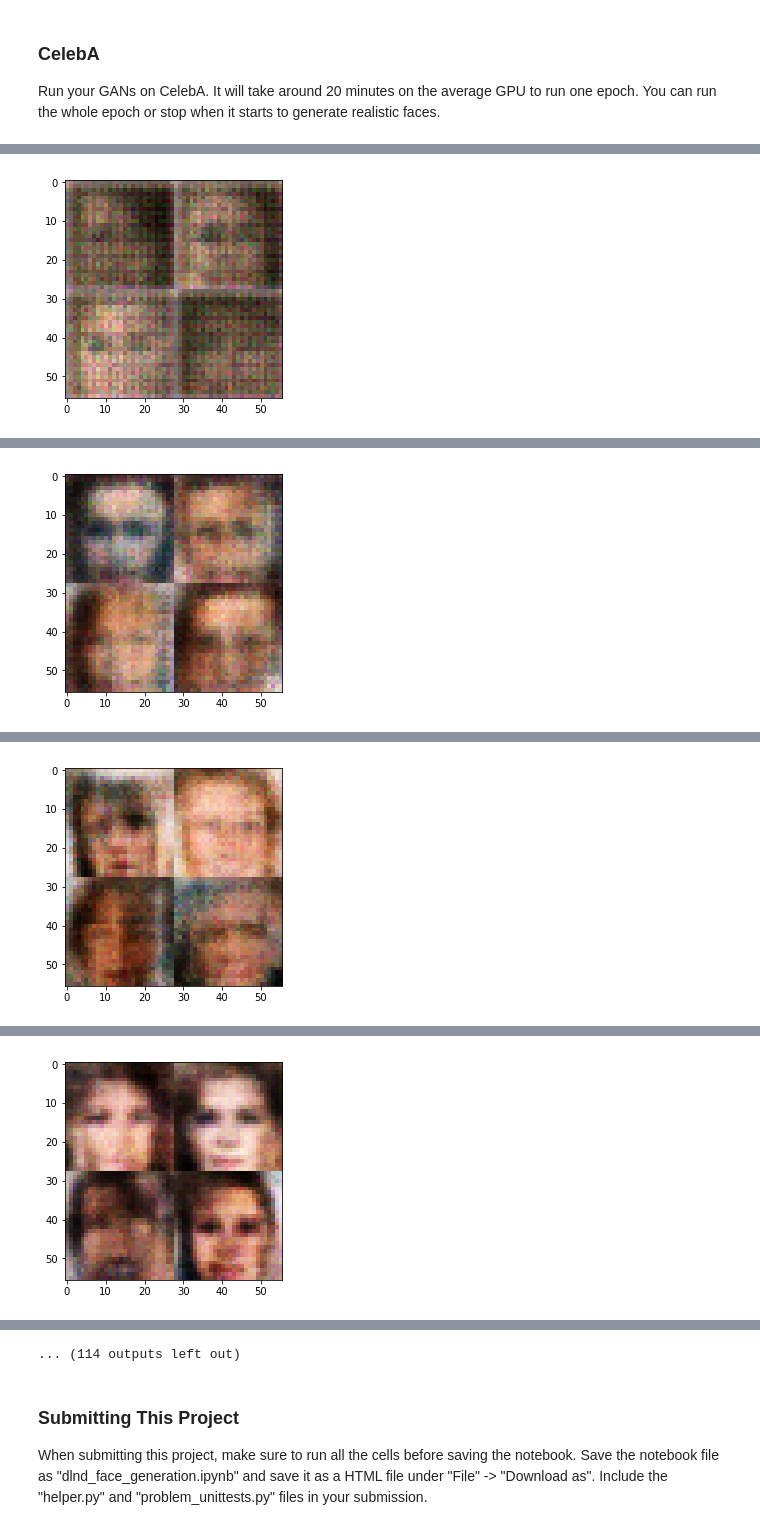
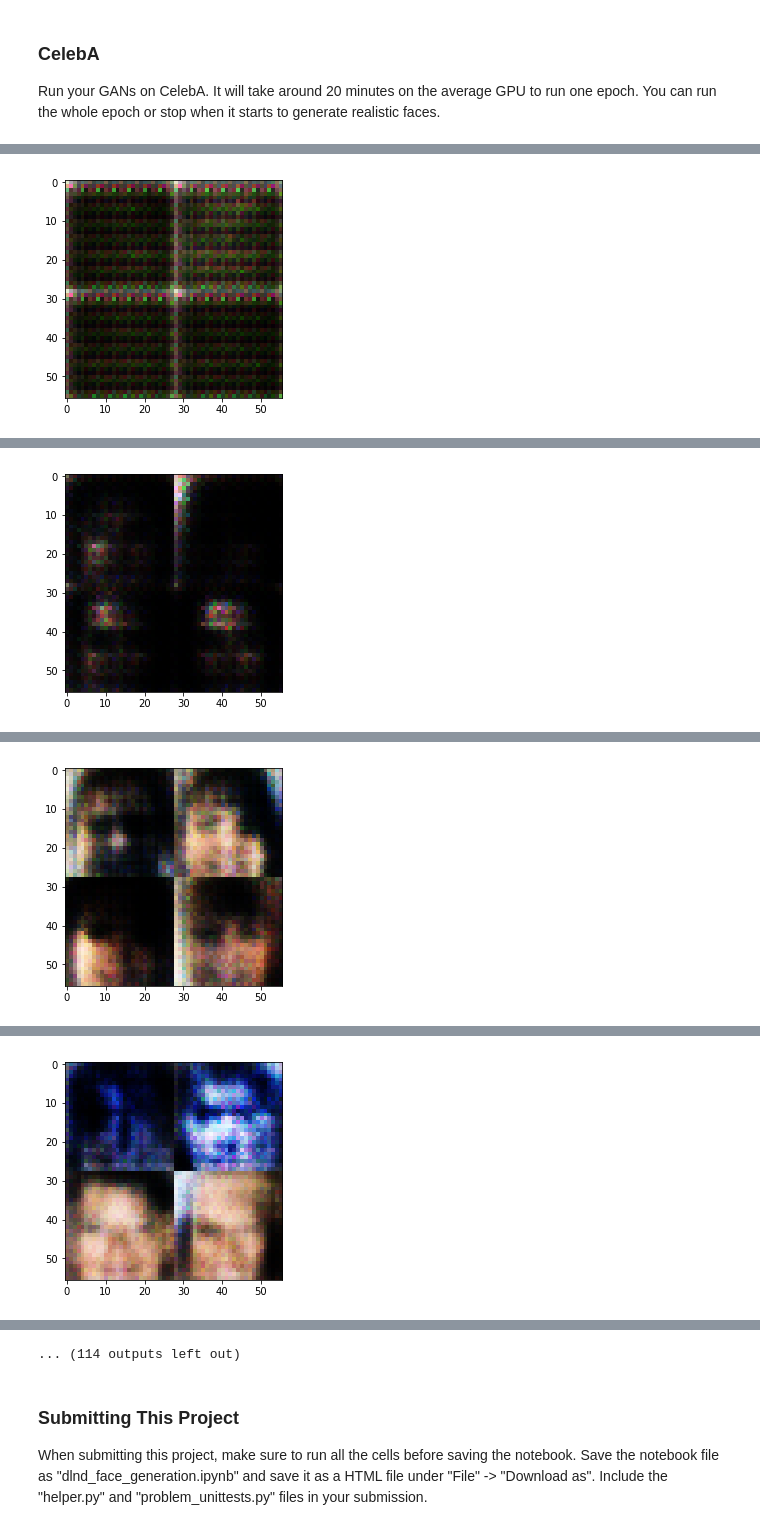
Before and after one commit to rodrigopalhares/deep-learning, a Jupyter notebook: face_generation/dlnd_face_generation.ipynb, the cells around one changed output, grey strips where cells are left out. Drawn from its saved outputs; the diff is of its cells as text; code cells hidden in the pictures.

```diff
--- a/face_generation/dlnd_face_generation.ipynb
+++ b/face_generation/dlnd_face_generation.ipynb
@@ -192,26 +192,26 @@ def generator(z, out_channel_dim, is_train=True, alpha = 0.2):
     """
     with tf.variable_scope('generator', reuse=(not is_train)):
         # First fully connected layer
-        x1 = tf.layers.dense(z, 7*7*256)
+        x = tf.layers.dense(z, 7*7*256)
 
         # Reshape it to start the convolutional stack
-        x1 = tf.reshape(x1, (-1, 7, 7, 256))
-        x1 = tf.layers.batch_normalization(x1, training=is_train)
-        x1 = tf.maximum(alpha * x1, x1)
+        x = tf.reshape(x, (-1, 7, 7, 256))
+        x = tf.layers.batch_normalization(x, training=is_train)
+        x = tf.maximum(alpha * x, x)
         # 7x7x256 now
 
-        x2 = tf.layers.conv2d_transpose(x1, 128, 5, strides=1, padding='same')
-        x2 = tf.layers.batch_normalization(x2, training=is_train)
-        x2 = tf.maximum(alpha * x2, x2)
+        x = tf.layers.conv2d_transpose(x, 128, 5, strides=1, padding='same')
+        x = tf.layers.batch_normalization(x, training=is_train)
+        x = tf.maximum(alpha * x, x)
         # 7x7x128 now
 
 
-        x2 = tf.layers.conv2d_transpose(x1, 64, 5, strides=2, padding='same')
-        x2 = tf.layers.batch_normalization(x2, training=is_train)
-        x2 = tf.maximum(alpha * x2, x2)
+        x = tf.layers.conv2d_transpose(x, 64, 5, strides=2, padding='same')
+        x = tf.layers.batch_normalization(x, training=is_train)
+        x = tf.maximum(alpha * x, x)
         # 14x14x64 now
 
-        logits = tf.layers.conv2d_transpose(x2, out_channel_dim, 5, strides=2, padding='same')
+        logits = tf.layers.conv2d_transpose(x, out_channel_dim, 5, strides=2, padding='same')
         # 28x28x3 now
 
         # Output layer
@@ -462,10 +462,10 @@ beta1 = 0.5
 DON'T MODIFY ANYTHING IN THIS CELL THAT IS BELOW THIS LINE
 """
 epochs = 2
-desc = 'epochs{}-batch_size{}-z_dim{}-lr{}-beta1_{}'.format(epochs, batch_size, z_dim, learning_rate, beta1)
+desc = 'epochs{}-celeba-batch_size{}-z_dim{}-lr{}-beta1_{}'.format(epochs, batch_size, z_dim, learning_rate, beta1)
 
 celeba_dataset = helper.Dataset('celeba', glob(os.path.join(data_dir, 'img_align_celeba/*.jpg')))
 with tf.Graph().as_default():
     train(epochs, batch_size, z_dim, learning_rate, beta1, celeba_dataset.get_batches,
-          celeba_dataset.shape, celeba_dataset.image_mode, desc=desc)
+          celeba_dataset.shape, celeba_dataset.image_mode, alpha=0.1, desc=desc)
 # %% [output]
@@ -473 +473 @@ Epoch 1/2... Discriminator Loss: 0.7454... Generator Loss: 2.1885
-[figure, old version]
+[figure, new version]
@@ -475 +475 @@ Epoch 1/2... Discriminator Loss: 1.0920... Generator Loss: 3.3293
-[figure, old version]
+[figure, new version]
@@ -477 +477 @@ Epoch 1/2... Discriminator Loss: 0.9527... Generator Loss: 2.0199
-[figure, old version]
+[figure, new version]
@@ -479 +479 @@ Epoch 1/2... Discriminator Loss: 0.8625... Generator Loss: 1.8496
-[figure, old version]
+[figure, new version]
```
Also changed, not shown: parts of 2 cells of this notebook, 1 other file.
